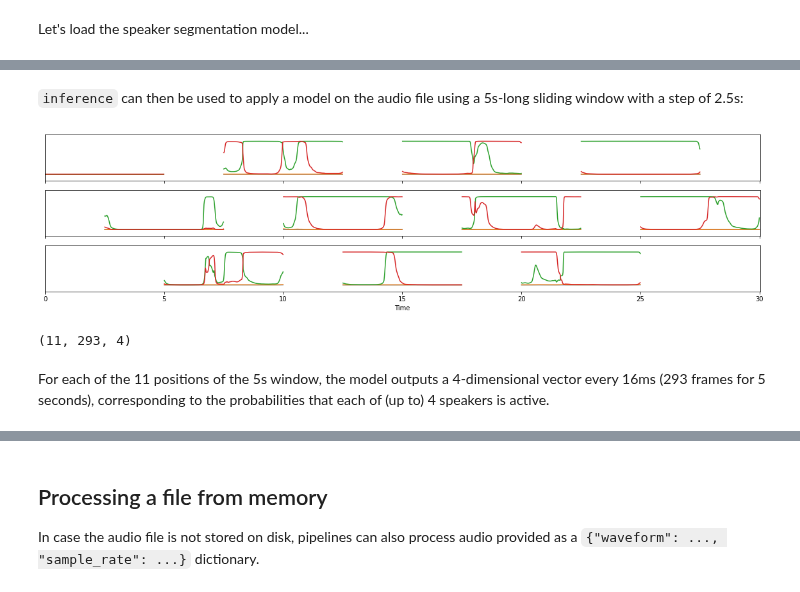
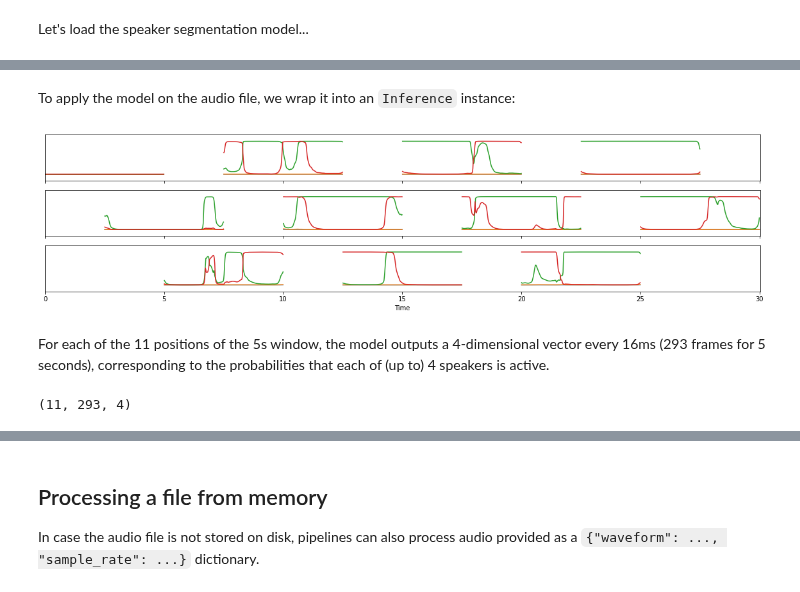
Before and after one commit to pyannote/pyannote-audio, a Jupyter notebook: tutorials/applying_a_model.ipynb, the cells around one changed output, grey strips where cells are left out. Saved outputs shown, nothing was run; the diff lists cells and outputs as text; code cells hidden in the pictures.

Commit message:
feat: add "applying a model" tutorial

```diff
--- a/tutorials/applying_a_model.ipynb
+++ b/tutorials/applying_a_model.ipynb
@@ -30,3 +32,6 @@ available_models
  'pyannote/segmentation']
 # %% [markdown]
 Let's load the speaker segmentation model...
+# %%
+from pyannote.audio import Model
+model = Model.from_pretrained("pyannote/segmentation")
@@ -33,16 +68,15 @@ Let's load the speaker segmentation model...
+# %% [markdown]
+To apply the model on the audio file, we wrap it into an `Inference` instance:
 # %%
 from pyannote.audio import Inference
-inference = Inference("pyannote/segmentation", duration=5.0, step=2.5)
+inference = Inference(model, step=2.5)
+output = inference(AUDIO_FILE)
+output
+# %% [output]
+[figure, added]
-# %% [markdown]
-`inference` can then be used to apply a model on the audio file using a 5s-long sliding window with a step of 2.5s:
-# %%
-output = inference(AUDIO_FILE)
-output
-# %% [output]
-[figure, removed]
+# %% [markdown]
+For each of the 11 positions of the 5s window, the model outputs a 4-dimensional vector every 16ms (293 frames for 5 seconds), corresponding to the probabilities that each of (up to) 4 speakers is active.
 # %%
 output.data.shape
 # %% [output]
 (11, 293, 4)
-# %% [markdown]
-For each of the 11 positions of the 5s window, the model outputs a 4-dimensional vector every 16ms (293 frames for 5 seconds), corresponding to the probabilities that each of (up to) 4 speakers is active.
```
Also changed, not shown: parts of 15 cells of this notebook, 1 other file.
